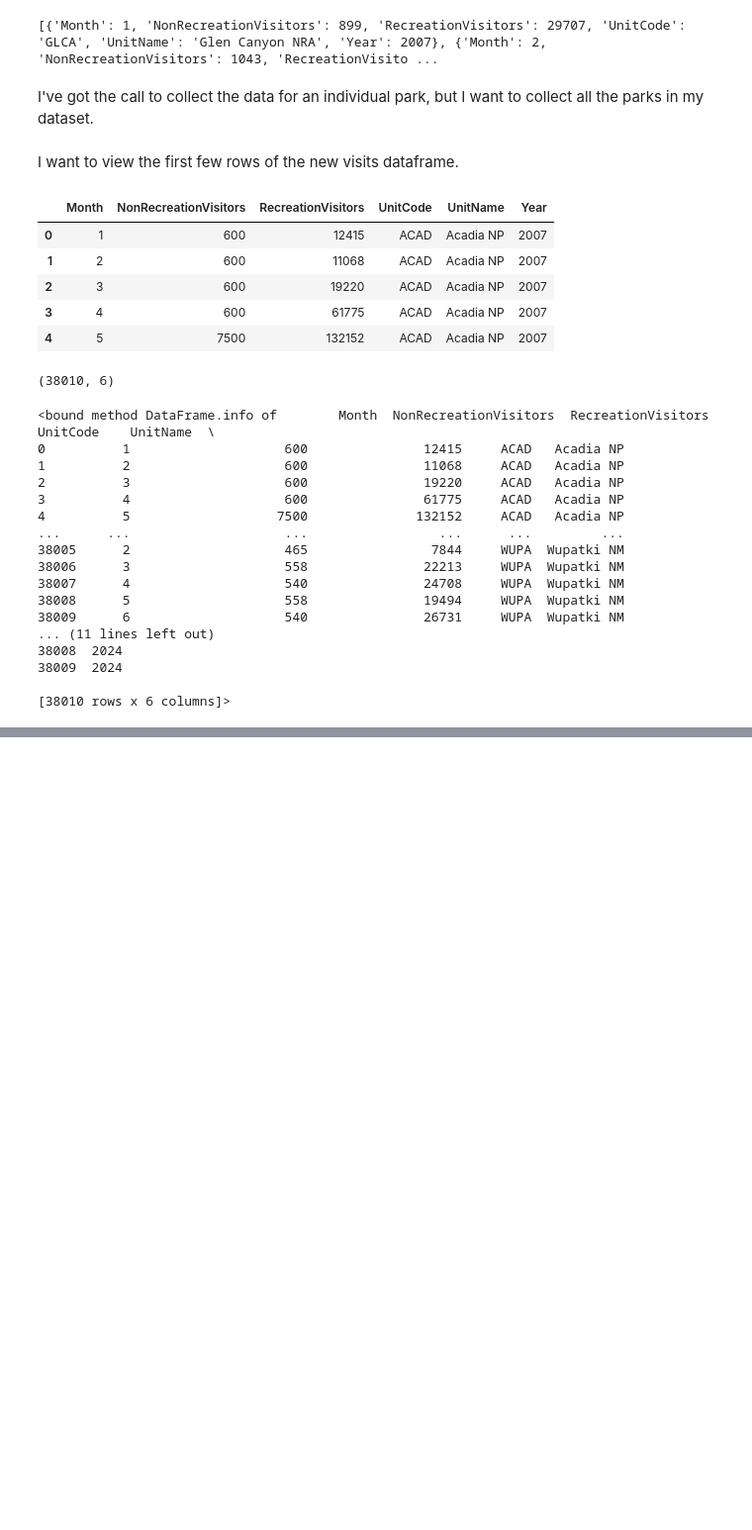
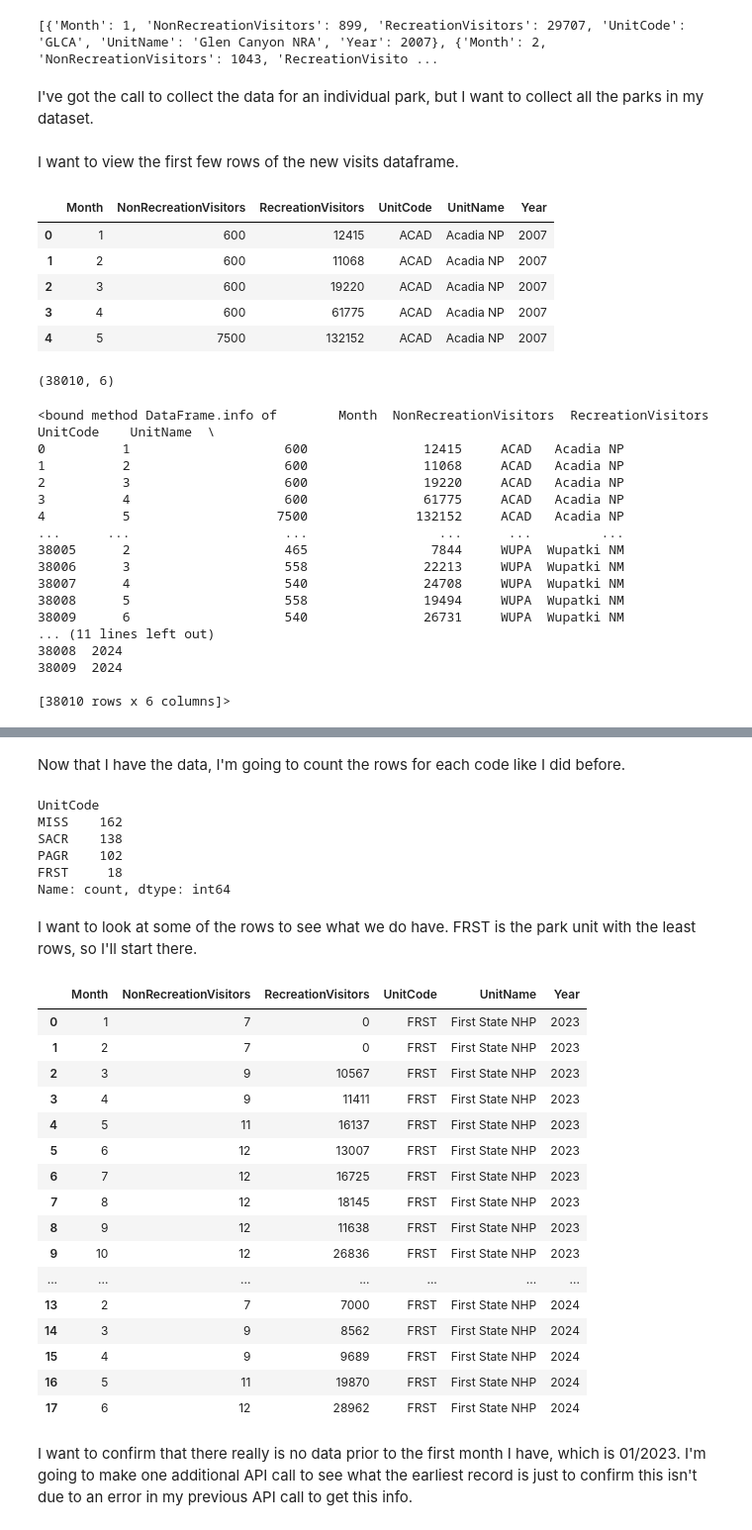
Before and after one commit to jeccalong/NPS_mini_project, a Jupyter notebook: Notebooks/NPS_mini_project.ipynb, the cells around one changed output, grey strips where cells are left out. Shown: that part at 99% size. Saved outputs shown, nothing was run; the diff lists cells and outputs as text; code cells hidden in the pictures; blank space fills up the shorter version.

```diff
--- a/Notebooks/NPS_mini_project.ipynb
+++ b/Notebooks/NPS_mini_project.ipynb
@@ -1126,0 +1185,75 @@ visits_df.to_csv("NPS_visitation_data.csv", index=False)
+# %%
+BASE = "https://irmaservices.nps.gov/v3/rest/stats/visitation"
+
+list_missing_codes = ["MISS", "SACR", "PAGR", "FRST"]
+mismatch_codes = (pd.Series(list_missing_codes)
+    .dropna()
+    .astype(str)
+    .str.upper()
+    .unique()
+    .tolist()
+)
+
+def chunk_list(lst, n):
+    """Yield successive n-sized chunks from lst."""
+    for i in range(0, len(lst), n):
+        yield lst[i:i+n]
+
+CODES_PER_CALL = 50
+
+mismatch_all_results = []
+
+with requests.Session() as s:
+    for chunk in chunk_list(mismatch_codes, CODES_PER_CALL):
+        params = {
+            "unitCodes": ",".join(chunk),
+            "startMonth": 1,
+            "startYear": 2007,
+            "endMonth": 6,
+            "endYear": 2024,
+            "format": "json",
+        }
+        r = s.get(BASE, params=params, headers={"Accept": "application/json"}, timeout=30)
+        r.raise_for_status()
+        data = r.json()
+        mismatch_all_results.extend(data)
+
+new_mismatch_data = pd.DataFrame(mismatch_all_results)
+# %% [markdown]
+Now that I have the data, I'm going to count the rows for each code like I did before.
+# %%
+mismatch_counts = new_mismatch_data["UnitCode"].value_counts()
+mismatch_counts
+# %% [output]
+UnitCode
+MISS    162
+SACR    138
+PAGR    102
+FRST     18
+Name: count, dtype: int64
+# %%
+frst_rows = new_mismatch_data[new_mismatch_data["UnitCode"] == "FRST"]
+# %% [markdown]
+I want to look at some of the rows to see what we do have. FRST is the park unit with the least rows, so I'll start there.
+# %%
+frst_rows
+# %% [output]
+|  | Month | NonRecreationVisitors | RecreationVisitors | UnitCode | UnitName | Year |
+| 0 | 1 | 7 | 0 | FRST | First State NHP | 2023 |
+| 1 | 2 | 7 | 0 | FRST | First State NHP | 2023 |
+| 2 | 3 | 9 | 10567 | FRST | First State NHP | 2023 |
+| 3 | 4 | 9 | 11411 | FRST | First State NHP | 2023 |
+| 4 | 5 | 11 | 16137 | FRST | First State NHP | 2023 |
+| 5 | 6 | 12 | 13007 | FRST | First State NHP | 2023 |
+| 6 | 7 | 12 | 16725 | FRST | First State NHP | 2023 |
+| 7 | 8 | 12 | 18145 | FRST | First State NHP | 2023 |
+| 8 | 9 | 12 | 11638 | FRST | First State NHP | 2023 |
+| 9 | 10 | 12 | 26836 | FRST | First State NHP | 2023 |
+| ... | ... | ... | ... | ... | ... | ... |
+| 13 | 2 | 7 | 7000 | FRST | First State NHP | 2024 |
+| 14 | 3 | 9 | 8562 | FRST | First State NHP | 2024 |
+| 15 | 4 | 9 | 9689 | FRST | First State NHP | 2024 |
+| 16 | 5 | 11 | 19870 | FRST | First State NHP | 2024 |
+| 17 | 6 | 12 | 28962 | FRST | First State NHP | 2024 |
+# %% [markdown]
+I want to confirm that there really is no data prior to the first month I have, which is 01/2023. I'm going to make one additional API call to see what the earliest record is just to confirm this isn't due to an error in my previous API call to get this info.
```
Also changed, not shown: parts of 49 cells of this notebook, 1 other file.
